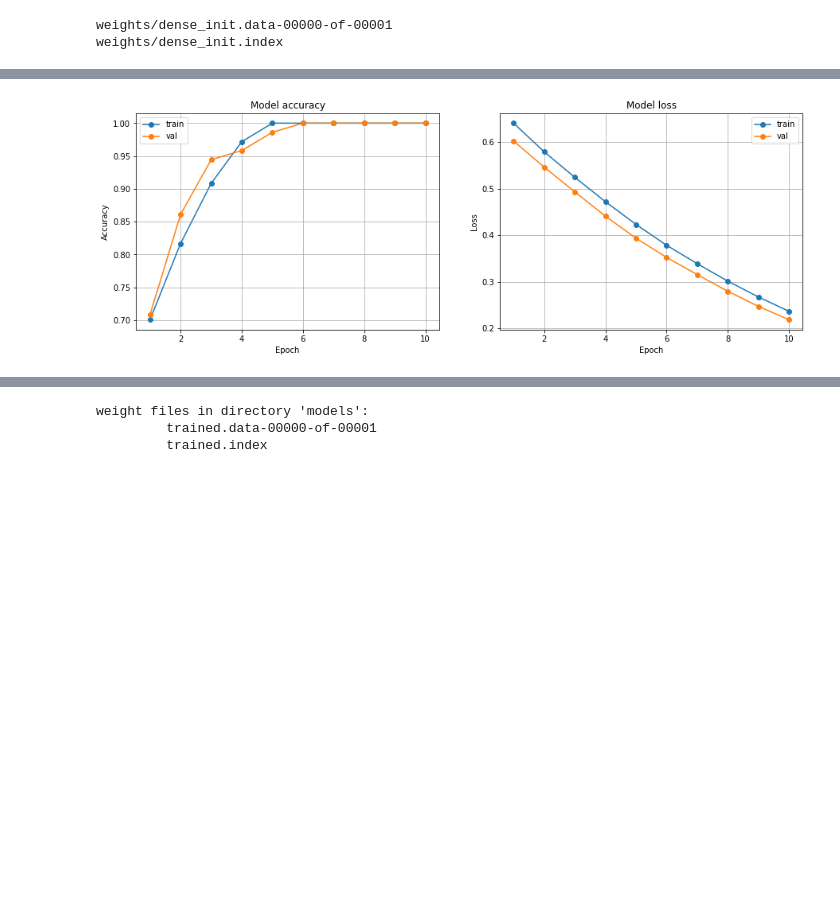
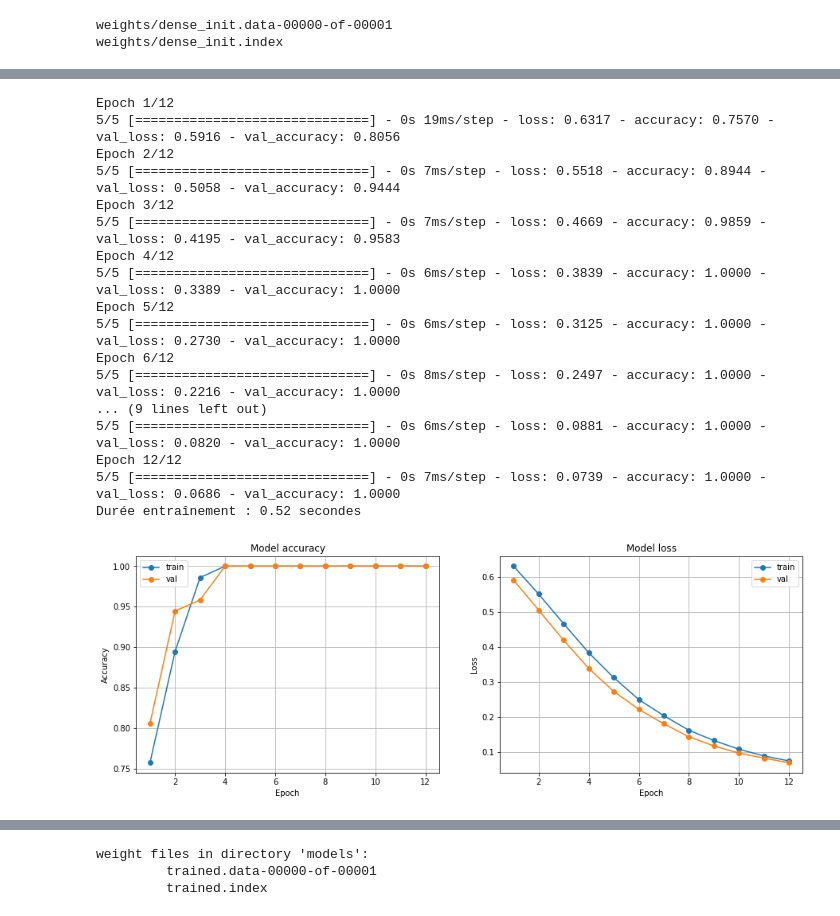
Before and after one commit to cjlux/APP-ML, a Jupyter notebook: APP-ML_2023/Drilling-Problem/ML-drilling_solution.ipynb, the cells around one changed output, grey strips where cells are left out. Cells and saved outputs as stored; diff of their text form; code cells hidden in the pictures; blank space fills up the shorter version.

```diff
--- a/APP-ML_2023/Drilling-Problem/ML-drilling_solution.ipynb
+++ b/APP-ML_2023/Drilling-Problem/ML-drilling_solution.ipynb
@@ -371,5 +427,40 @@ Durée entraînement : 0.87 secondes
-# %%
-from utils.tools import plot_loss_accuracy
-plot_loss_accuracy(hist)
-# %% [output]
-[figure, removed]
+# %%
+from time import time
+t0 = time()
+
+# reload the initial state of the NN to get repetable results:
+key = 'dense_init'
+model.load_weights(os.path.join('weights', key))
+
+# set the seed for repetable tenssorflow random sequences:
+tf.random.set_seed(SEED)
+
+# train the network
+hist = model.fit(data_train, y_train,
+                 validation_data=(data_val, y_val),
+                 epochs=12,
+                 batch_size=64)
+temps_calcul = time() - t0
+print(f"Durée entraînement : {temps_calcul:.2f} secondes")
+
+from utils.tools import plot_loss_accuracy
+plot_loss_accuracy(hist)
+# %% [output]
+Epoch 1/12
+5/5 [==============================] - 0s 19ms/step - loss: 0.6317 - accuracy: 0.7570 - val_loss: 0.5916 - val_accuracy: 0.8056
+Epoch 2/12
+5/5 [==============================] - 0s 7ms/step - loss: 0.5518 - accuracy: 0.8944 - val_loss: 0.5058 - val_accuracy: 0.9444
+Epoch 3/12
+5/5 [==============================] - 0s 7ms/step - loss: 0.4669 - accuracy: 0.9859 - val_loss: 0.4195 - val_accuracy: 0.9583
+Epoch 4/12
+5/5 [==============================] - 0s 6ms/step - loss: 0.3839 - accuracy: 1.0000 - val_loss: 0.3389 - val_accuracy: 1.0000
+Epoch 5/12
+5/5 [==============================] - 0s 6ms/step - loss: 0.3125 - accuracy: 1.0000 - val_loss: 0.2730 - val_accuracy: 1.0000
+Epoch 6/12
+5/5 [==============================] - 0s 8ms/step - loss: 0.2497 - accuracy: 1.0000 - val_loss: 0.2216 - val_accuracy: 1.0000
+... (9 lines left out)
+5/5 [==============================] - 0s 6ms/step - loss: 0.0881 - accuracy: 1.0000 - val_loss: 0.0820 - val_accuracy: 1.0000
+Epoch 12/12
+5/5 [==============================] - 0s 7ms/step - loss: 0.0739 - accuracy: 1.0000 - val_loss: 0.0686 - val_accuracy: 1.0000
+Durée entraînement : 0.52 secondes
+[figure, added]
```
Also changed, not shown: parts of 70 cells of this notebook, 17 other files.
